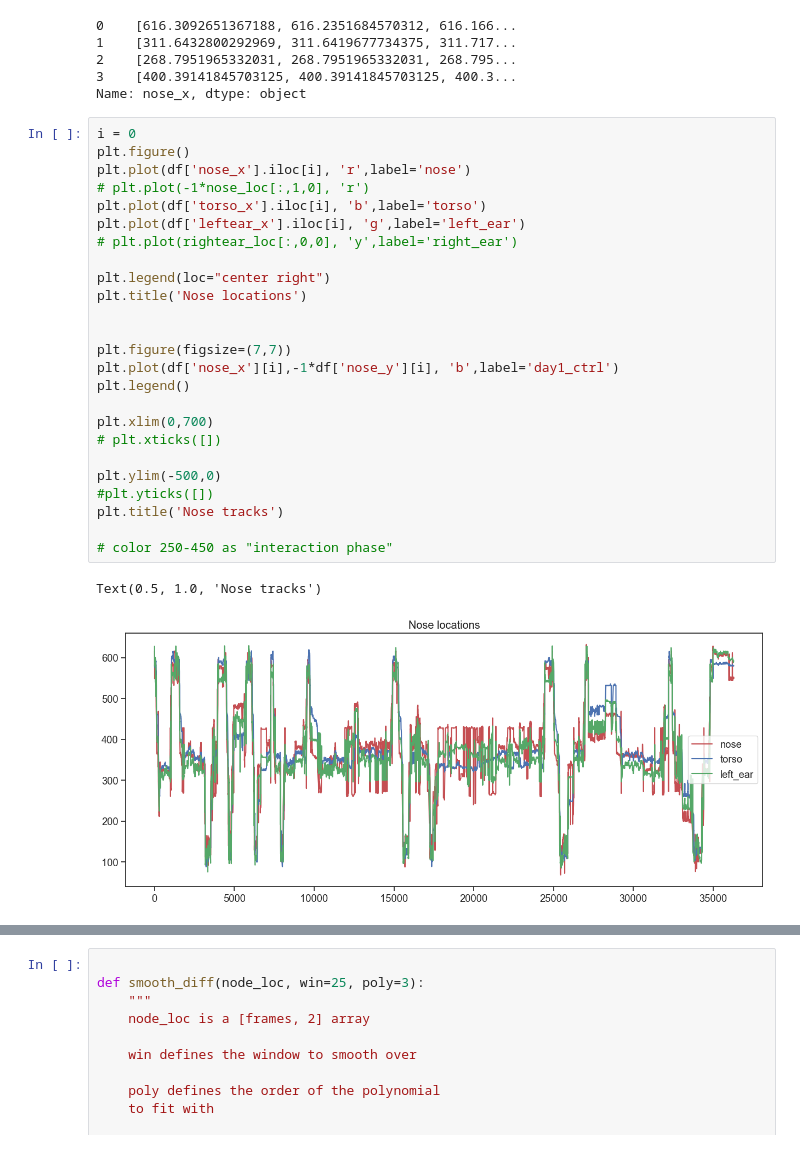
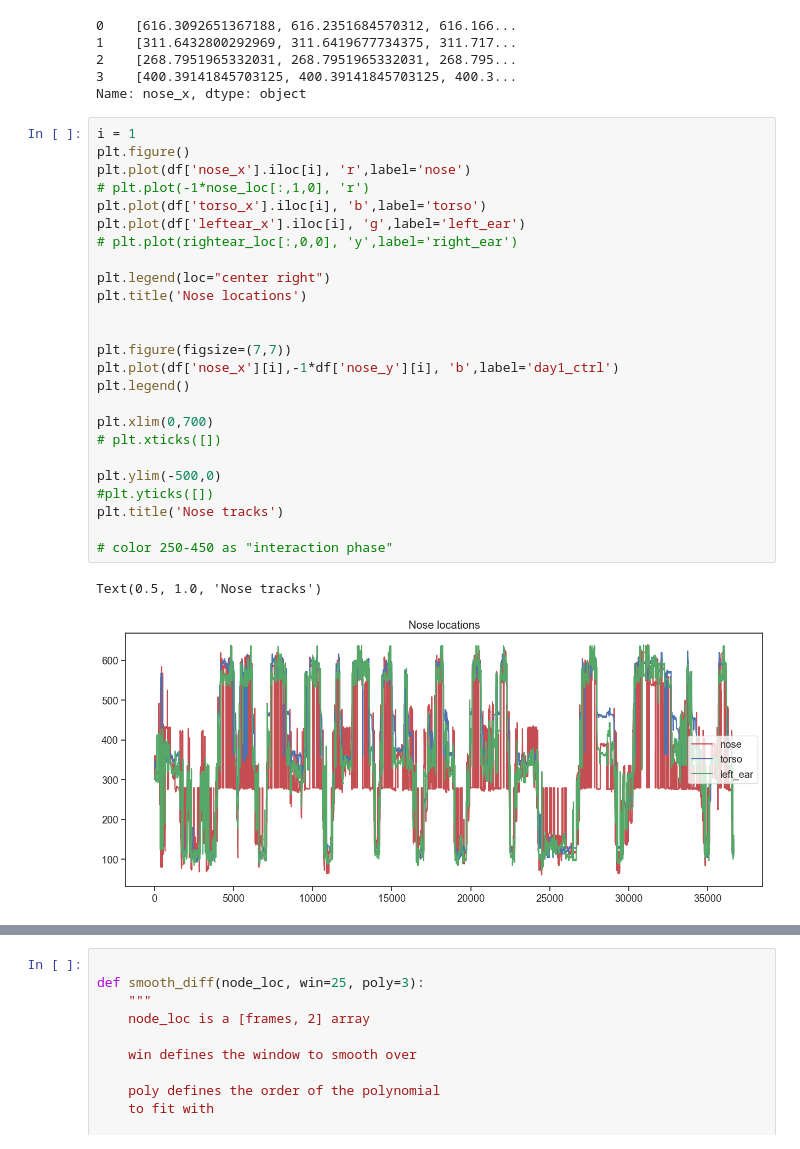
Before and after one commit to ellaksay2/dev, a Jupyter notebook: python/notebooks/SLEAP_analysis_v2.ipynb, the cells around one changed output, grey strips where cells are left out. Saved outputs shown, nothing was run; the diff lists cells and outputs as text.

```diff
--- a/python/notebooks/SLEAP_analysis_v2.ipynb
+++ b/python/notebooks/SLEAP_analysis_v2.ipynb
@@ -263,30 +306,30 @@ df['nose_x']
 3    [400.39141845703125, 400.39141845703125, 400.3...
 Name: nose_x, dtype: object
 # %%
-i = 0
+i = 1
 plt.figure()
 plt.plot(df['nose_x'].iloc[i], 'r',label='nose')
 # plt.plot(-1*nose_loc[:,1,0], 'r')
 plt.plot(df['torso_x'].iloc[i], 'b',label='torso')
 plt.plot(df['leftear_x'].iloc[i], 'g',label='left_ear')
 # plt.plot(rightear_loc[:,0,0], 'y',label='right_ear')
 
 plt.legend(loc="center right")
 plt.title('Nose locations')
 
 
 plt.figure(figsize=(7,7))
 plt.plot(df['nose_x'][i],-1*df['nose_y'][i], 'b',label='day1_ctrl')
 plt.legend()
 
 plt.xlim(0,700)
 # plt.xticks([])
 
 plt.ylim(-500,0)
 #plt.yticks([])
 plt.title('Nose tracks')
 
 # color 250-450 as "interaction phase"
 # %% [output]
 Text(0.5, 1.0, 'Nose tracks')
-[figure, old version]
+[figure, new version]
```
Also changed, not shown: parts of 5 cells of this notebook.
